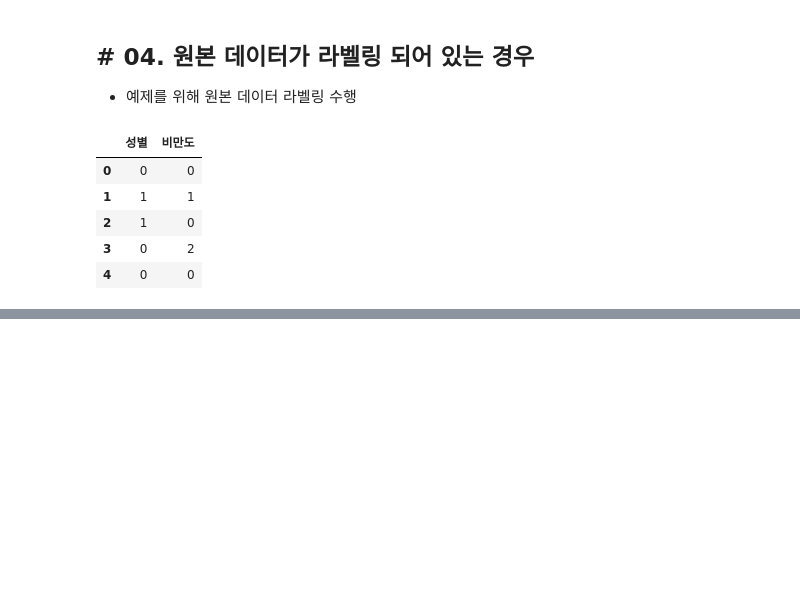
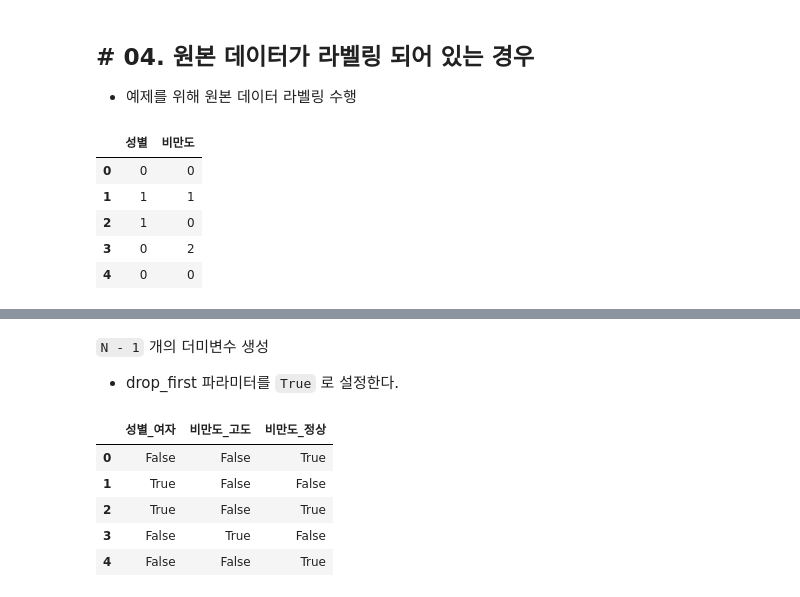
Before and after one commit to MDBluequasar/BigdatamegaIT, a Jupyter notebook: 수업내용/C_데이터_다루기/02_데이터_전처리/06_더미변수.ipynb, the cells around one changed output, grey strips where cells are left out. Saved outputs shown, nothing was run; the diff lists cells and outputs as text; code cells hidden in the pictures; blank space fills up the shorter version.

```diff
--- a/수업내용/C_데이터_다루기/02_데이터_전처리/06_더미변수.ipynb
+++ b/수업내용/C_데이터_다루기/02_데이터_전처리/06_더미변수.ipynb
@@ -251,0 +292,14 @@ dummy_df
+# %% [markdown]
+`N - 1` 개의 더미변수 생성
+
+  - drop_first 파라미터를 `True` 로 설정한다.
+# %%
+dummy_df = get_dummies(df, columns = ['성별', '비만도'], drop_first = True)
+dummy_df.head()
+# %% [output]
+|  | 성별_여자 | 비만도_고도 | 비만도_정상 |
+| 0 | False | False | True |
+| 1 | True | False | False |
+| 2 | True | False | True |
+| 3 | False | True | False |
+| 4 | False | False | True |
```
Also changed, not shown: parts of 17 cells of this notebook, 7 other files.
